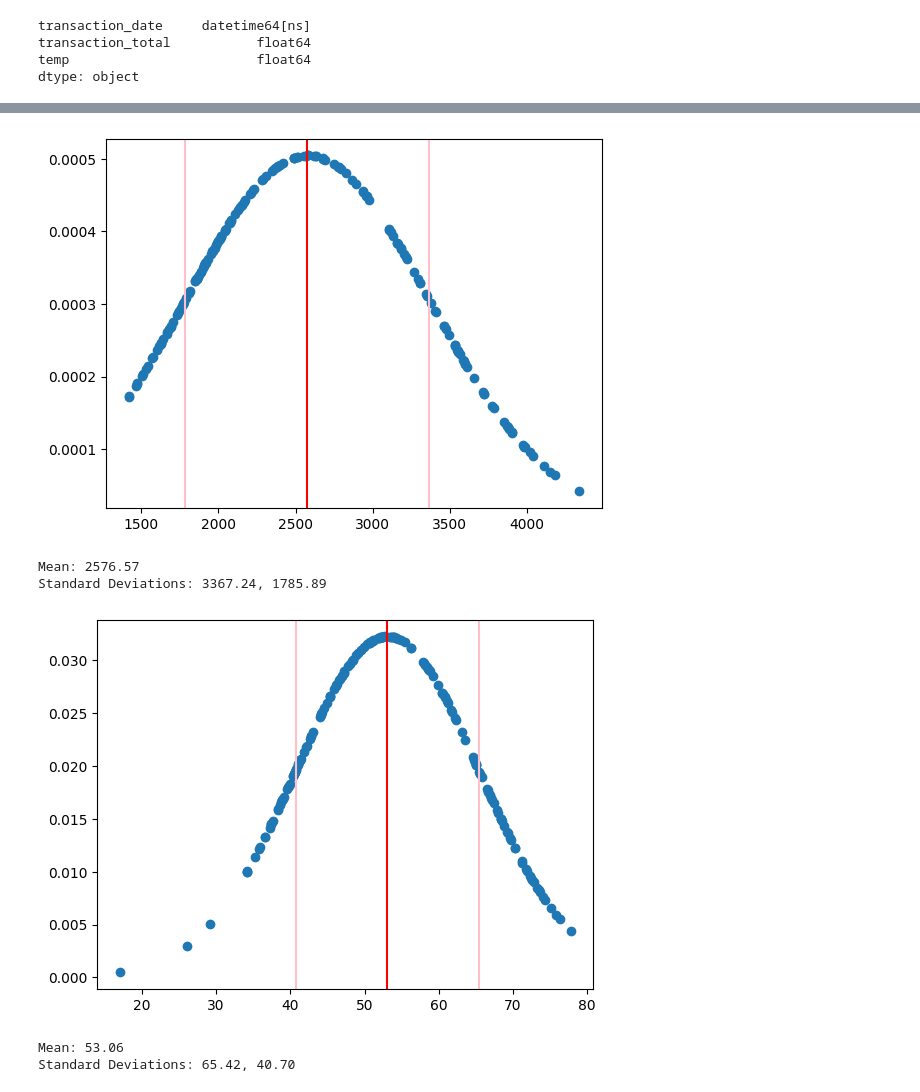
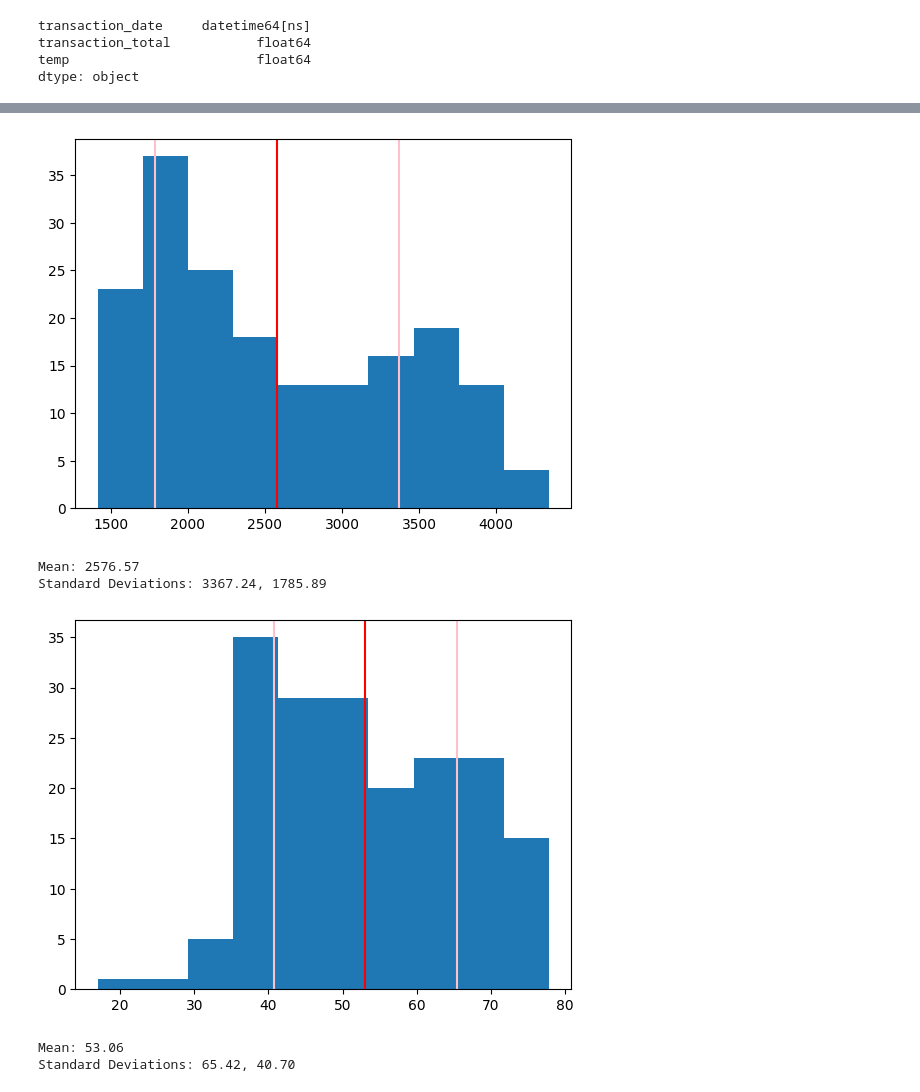
Before and after one commit to SnakeSpeak/coffee_shop, a Jupyter notebook: coffee_weather.ipynb, the cells around one changed output, grey strips where cells are left out. Cells and saved outputs as stored; diff of their text form; code cells hidden in the pictures.

```diff
--- a/coffee_weather.ipynb
+++ b/coffee_weather.ipynb
@@ -182,21 +172,21 @@ ax1.xaxis.set_tick_params(rotation=45)
 # %%
 # Are the transaction totals representative of normal distribution? Create a plot to visualize the curve, it should be a bell curve.
 
 trans_totals = plot_data['transaction_total']
 
 mean = np.mean(trans_totals)
 sd = np.std(trans_totals)
 sd1 = mean + sd
 sd2 = mean - sd
 
-plt.scatter(trans_totals, norm.pdf(trans_totals,mean,sd))
+plt.hist(trans_totals)
 plt.axvline(x = mean, color = 'red') # this line will show us where the mean is, it means normal distribution if line at peak of bell curve
 plt.axvline(x = sd1, color = 'pink') # these two pink lines will show us where the standard deviations are
 plt.axvline(x = sd2, color = 'pink')
 plt.show()
 print(f"Mean: {mean:.2f}\nStandard Deviations: {sd1:.2f}, {sd2:.2f}")
 # %% [output]
-[figure, old version]
+[figure, new version]
 Mean: 2576.57
 Standard Deviations: 3367.24, 1785.89
 # %%
@@ -209,14 +199,14 @@ sd = np.std(trans_totals)
 sd1 = mean + sd
 sd2 = mean - sd
 
-plt.scatter(trans_totals, norm.pdf(trans_totals,mean,sd))
+plt.hist(trans_totals)
 plt.axvline(x = mean, color = 'red') # this line will show us where the mean is, it means normal distribution if line at peak of bell curve
 plt.axvline(x = sd1, color = 'pink') # these two pink lines will show us where the standard deviations are
 plt.axvline(x = sd2, color = 'pink')
 plt.show()
 print(f"Mean: {mean:.2f}\nStandard Deviations: {sd1:.2f}, {sd2:.2f}")
 # %% [output]
-[figure, old version]
+[figure, new version]
 Mean: 53.06
 Standard Deviations: 65.42, 40.70
 # %% [markdown]
```
Also changed, not shown: parts of 10 cells of this notebook.
